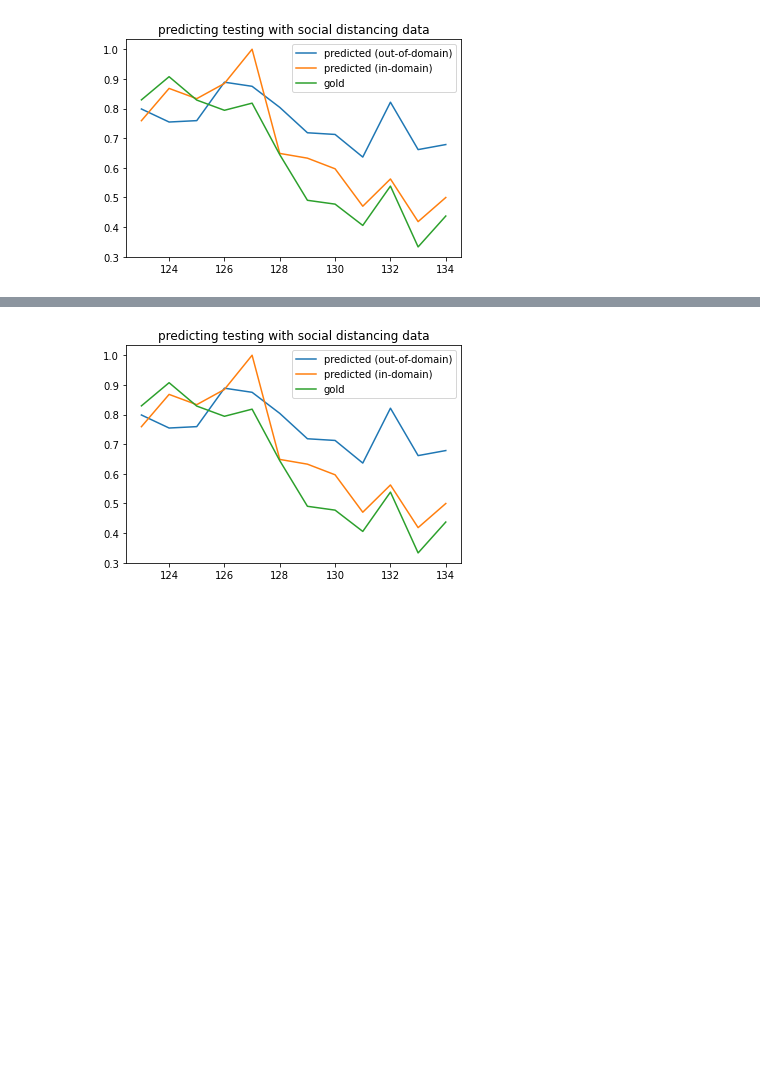
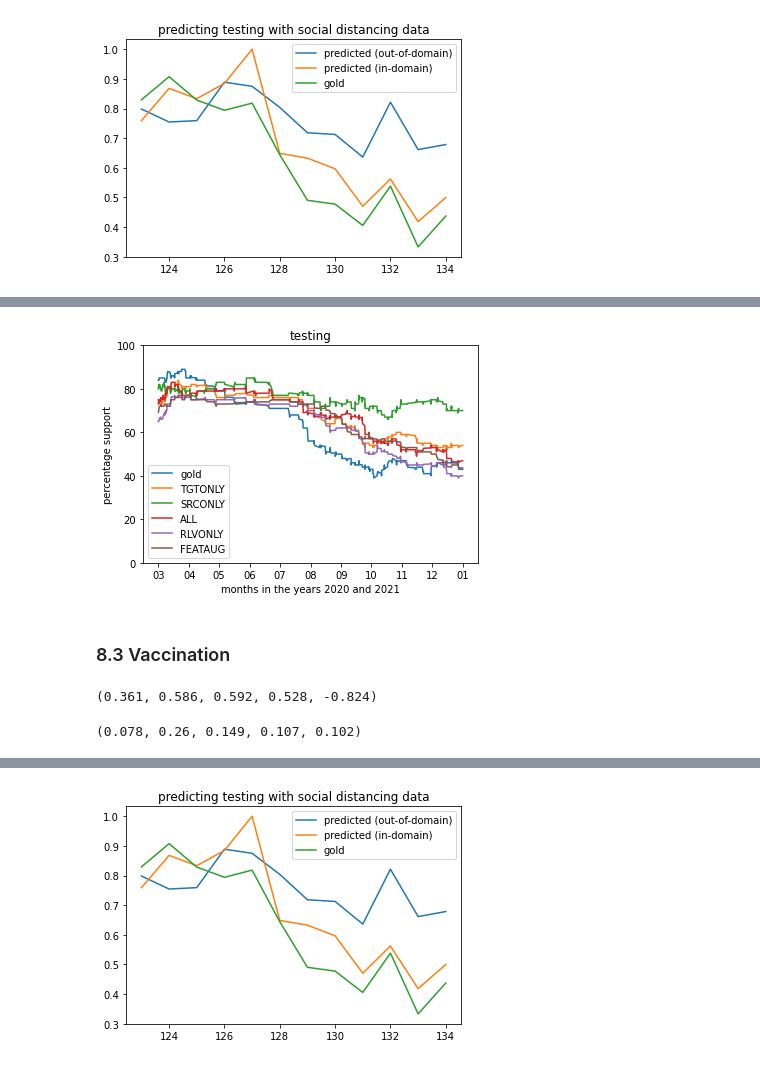
Before and after one commit to puregome/notebooks, a Jupyter notebook: domain-adaptation.ipynb, the cells around one changed output, grey strips where cells are left out. Cells and saved outputs as stored; diff of their text form; code cells hidden in the pictures; blank space fills up the shorter version.

```diff
--- a/domain-adaptation.ipynb
+++ b/domain-adaptation.ipynb
@@ -788,0 +1466,2 @@ if False:
+# %%
+run_relevant_experiment_expand_features_new(f"predictionLabelsTestTTT-{DIM}-{EPOCH}-{LR}.pickle", fasttext_data_list_testing, fasttext_data_list_distance, "testing")
@@ -788,0 +1671,7 @@ if False:
+# %%
+graph_data_testing_gold = make_graph_data(get_labels_from_fasttext_data(fasttext_data_list_testing))
+graph_data_testing_FFT = make_graph_data(get_prediction_labels_list(read_fasttext_data(f"predictionLabelsTestTTT-{DIM}-{EPOCH}-{LR}.pickle")))
+graph_data_testing_DFT = make_graph_data(get_prediction_labels_list([model_distance.predict(fasttext_data_list_testing)]))
+graph_data_testing_EFT = make_graph_data(get_prediction_labels_list(read_fasttext_data(f"predictionLabelsTestETT-{DIM}-{EPOCH}-{LR}.pickle")))
+graph_data_testing_RLV = make_graph_data(read_fasttext_data("predictionLabelsTestTTT-300-200-0.2.pickle.RLV-300-200-0.2.pickle"))
+graph_data_testing_EXG = make_graph_data(read_fasttext_data("predictionLabelsTestTTT-300-200-0.2.pickle.EXG-300-200-0.2.pickle"))
@@ -788,0 +1696,30 @@ if False:
+# %%
+TIME_FILE = "csv/time_data.testing-202003-202012.csv"
+
+time_data_testing_all = pd.read_csv(TIME_FILE, index_col="id_str").to_dict(orient="series")['created_at']
+time_data_testing = []
+for tweet_id in tweet_ids_testing:
+    try:
+        time_data_testing.append(datetime.datetime.strptime(time_data_testing_all[tweet_id], "%a %b %d %H:%M:%S %z %Y"))
+    except:
+        print(f"key not found {tweet_id}")
+# %%
+fig, ax = plt.subplots()
+ax.xaxis.set_major_formatter(mdates.DateFormatter("%m"))
+ax.plot_date(time_data_testing, graph_data_testing_gold, fmt="-", label="gold")
+ax.plot_date(time_data_testing, graph_data_testing_FFT, fmt="-", label="TGTONLY")
+ax.plot_date(time_data_testing, graph_data_testing_DFT, fmt="-", label="SRCONLY")
+ax.plot_date(time_data_testing, graph_data_testing_EFT, fmt="-", label="ALL")
+ax.plot_date(time_data_testing, graph_data_testing_RLV, fmt="-", label="RLVONLY")
+ax.plot_date(time_data_testing, graph_data_testing_EXG, fmt="-", label="FEATAUG")
+plt.ylim(0, 100)
+plt.title("testing")
+plt.xlabel("months in the years 2020 and 2021")
+plt.ylabel("percentage support")
+plt.legend()
+plt.savefig("clin-testing.png")
+plt.show()
+# %% [output]
+[figure, added]
+# %% [markdown]
+### 8.3 Vaccination
@@ -788,0 +1733,18 @@ if False:
+# %%
+(get_r_value(graph_data_vaccination_gold, graph_data_vaccination_FFT),
+ get_r_value(graph_data_vaccination_gold, graph_data_vaccination_DFT),
+ get_r_value(graph_data_vaccination_gold, graph_data_vaccination_EFT),
+ get_r_value(graph_data_vaccination_gold, graph_data_vaccination_RLV),
+ get_r_value(graph_data_vaccination_gold, graph_data_vaccination_EXG)
+)
+# %% [output]
+(0.361, 0.586, 0.592, 0.528, -0.824)
+# %%
+(absolute_difference(graph_data_vaccination_gold, graph_data_vaccination_FFT),
+ absolute_difference(graph_data_vaccination_gold, graph_data_vaccination_DFT),
+ absolute_difference(graph_data_vaccination_gold, graph_data_vaccination_EFT),
+ absolute_difference(graph_data_vaccination_gold, graph_data_vaccination_RLV),
+ absolute_difference(graph_data_vaccination_gold, graph_data_vaccination_EXG)
+)
+# %% [output]
+(0.078, 0.26, 0.149, 0.107, 0.102)
```
Also changed, not shown: parts of 119 cells of this notebook.
